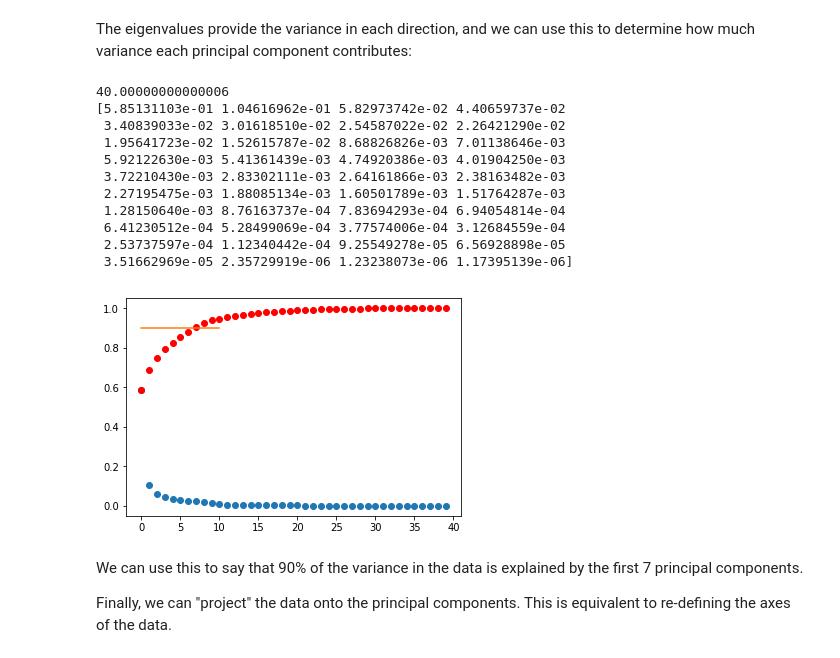
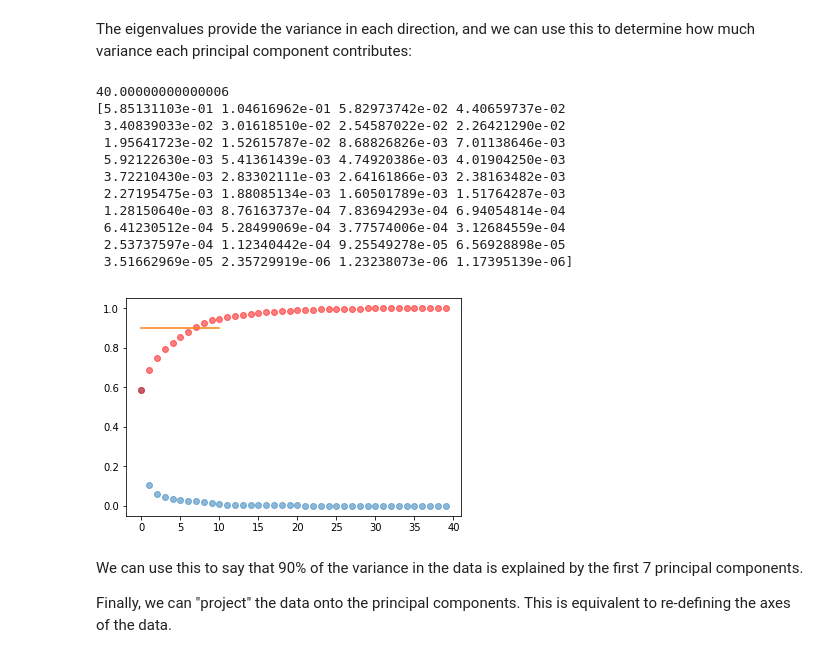
Before and after one commit to medford-group/data_analytics_ChE, a Jupyter notebook: 2-regression/lecture-high_dimensional_data.ipynb, the cells around one changed output. Drawn from its saved outputs; the diff is of its cells as text; code cells hidden in the pictures.

```diff
--- a/2-regression/lecture-high_dimensional_data.ipynb
+++ b/2-regression/lecture-high_dimensional_data.ipynb
@@ -108,8 +108,8 @@ We can see that some features are normally distributed, while others have some o
 One wrinkle with this data set is that it is time dependent. Most of the models and techniques we use in this course will assume that samples are independently drawn from a random distribution. This assumption is in general not valid for time dependent data, and we will discuss some techniques for dealing with this later in the course. For now, we can shuffle the data to remove the time dependence. The block below plots the same histograms, as well as histograms for subsets of the data. Check how it changes before and after shuffling:
 # %%
 from sklearn.utils import shuffle
-subsets = 3
-#X, y = shuffle(X, y)
+subsets = 4
+X, y = shuffle(X, y)
 N = X.shape[-1]
 n = int(np.sqrt(N))
 fig, axes = plt.subplots(n, n+1, figsize = (5*n, 5*n))
@@ -354,27 +368,27 @@ The eigenvalues provide the variance in each direction, and we can use this to d
 # %%
 PCvals, PCvecs = eigvals, eigvecs
 total_variance = np.sum(np.real(PCvals))
 explained_variance = np.real(PCvals)/total_variance
 print(total_variance)
 print(explained_variance)
 
 fig, ax = plt.subplots()
-ax.plot(explained_variance, 'o')
-ax.plot(np.cumsum(explained_variance),'or')
+ax.plot(explained_variance, 'o', alpha=0.5)
+ax.plot(np.cumsum(explained_variance),'or', alpha=0.5)
 ax.plot([0,10],[0.9, 0.9]);
 # %% [output]
 40.00000000000006
 [5.85131103e-01 1.04616962e-01 5.82973742e-02 4.40659737e-02
  3.40839033e-02 3.01618510e-02 2.54587022e-02 2.26421290e-02
  1.95641723e-02 1.52615787e-02 8.68826826e-03 7.01138646e-03
  5.92122630e-03 5.41361439e-03 4.74920386e-03 4.01904250e-03
  3.72210430e-03 2.83302111e-03 2.64161866e-03 2.38163482e-03
  2.27195475e-03 1.88085134e-03 1.60501789e-03 1.51764287e-03
  1.28150640e-03 8.76163737e-04 7.83694293e-04 6.94054814e-04
  6.41230512e-04 5.28499069e-04 3.77574006e-04 3.12684559e-04
  2.53737597e-04 1.12340442e-04 9.25549278e-05 6.56928898e-05
  3.51662969e-05 2.35729919e-06 1.23238073e-06 1.17395139e-06]
-[figure, old version]
+[figure, new version]
 # %% [markdown]
 We can use this to say that 90% of the variance in the data is explained by the first 7 principal components.
 
```
Also changed, not shown: parts of 9 cells of this notebook, 11 other files.
